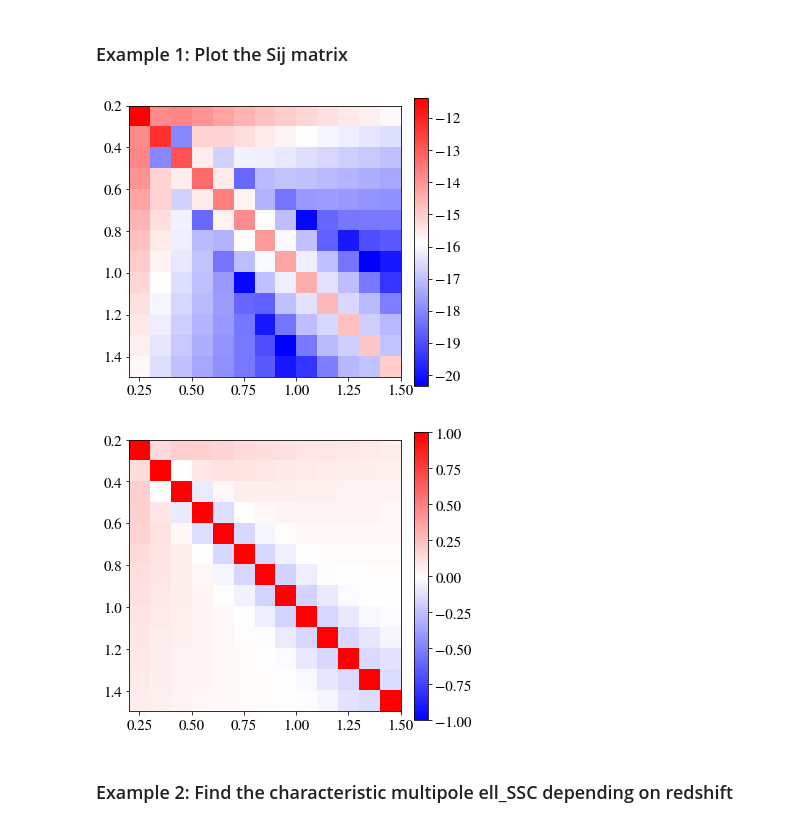
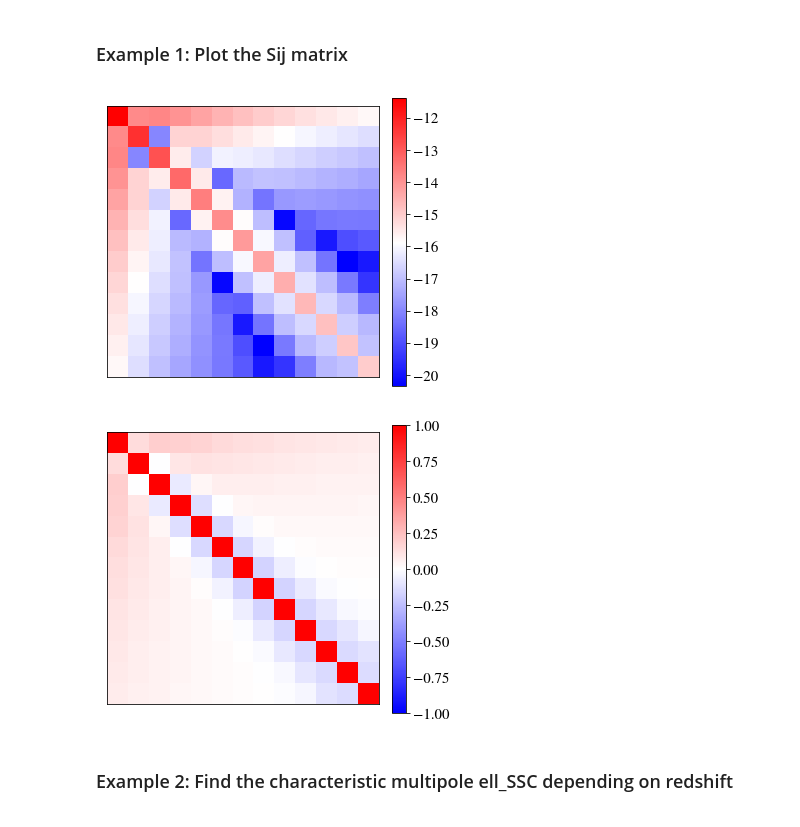
Before and after one commit to fabienlacasa/PySSC, a Jupyter notebook: examples.ipynb, the cells around one changed output. Cells and saved outputs as stored; diff of their text form; code cells hidden in the pictures.

```diff
--- a/examples.ipynb
+++ b/examples.ipynb
@@ -41,35 +40,35 @@ Sijbis = PySSC.turboSij(zstakes=zstakes,cosmo_params=params)
 # %% [markdown]
 <h3>Example 1: Plot the Sij matrix</h3>
 # %%
-# Sij can be negative (anti-correlation between bins), and varies by seral order of magnitude due to redshift evolution.
+# Sij can be negative (anti-correlation between bins), and varies by some order of magnitude due to redshift evolution.
 # Let's first plot ln|Sij|
 fig = plt.figure(figsize=(5.5,5))
 P = plt.imshow(np.log(abs(Sij)),interpolation='none',cmap='bwr',extent=[zmin,zmax,zmax,zmin])
-P.axes.tick_params(labelsize=15)
+plt.xticks([]) ; plt.yticks([])
 ax1 = fig.add_axes([0.89, 0.1, 0.035, 0.8])
 cbar = plt.colorbar(P,ax1)
 cbar.ax.tick_params(labelsize=15)
 plt.show()
 # %% [output]
-[figure, old version]
+[figure, new version]
 # %%
 # Let's now plot the correlation matrix : Sij/sqrt(Sii*Sjj)
 #Compute the correlation matrix
 nzbins = len(zstakes) - 1
 correl = np.zeros((nzbins,nzbins))
 for i in range(nzbins):
     for j in range(nzbins):
         correl[i,j] = Sij[i,j] / np.sqrt(Sij[i,i]*Sij[j,j])
 #Plot it
 fig = plt.figure(figsize=(5.5,5))
 P = plt.imshow(correl,interpolation='none',cmap='bwr',vmin=-1,vmax=1,extent=[zmin,zmax,zmax,zmin])
-P.axes.tick_params(labelsize=15)
+plt.xticks([]) ; plt.yticks([])
 ax1 = fig.add_axes([0.89, 0.1, 0.035, 0.8])
 cbar = plt.colorbar(P,ax1)
 cbar.ax.tick_params(labelsize=15)
 plt.show()
 # %% [output]
-[figure, old version]
+[figure, new version]
 # %% [markdown]
 <h3>Example 2: Find the characteristic multipole ell_SSC depending on redshift</h3>
 # %%
```
Also changed, not shown: parts of 18 cells of this notebook, 2 other files.
